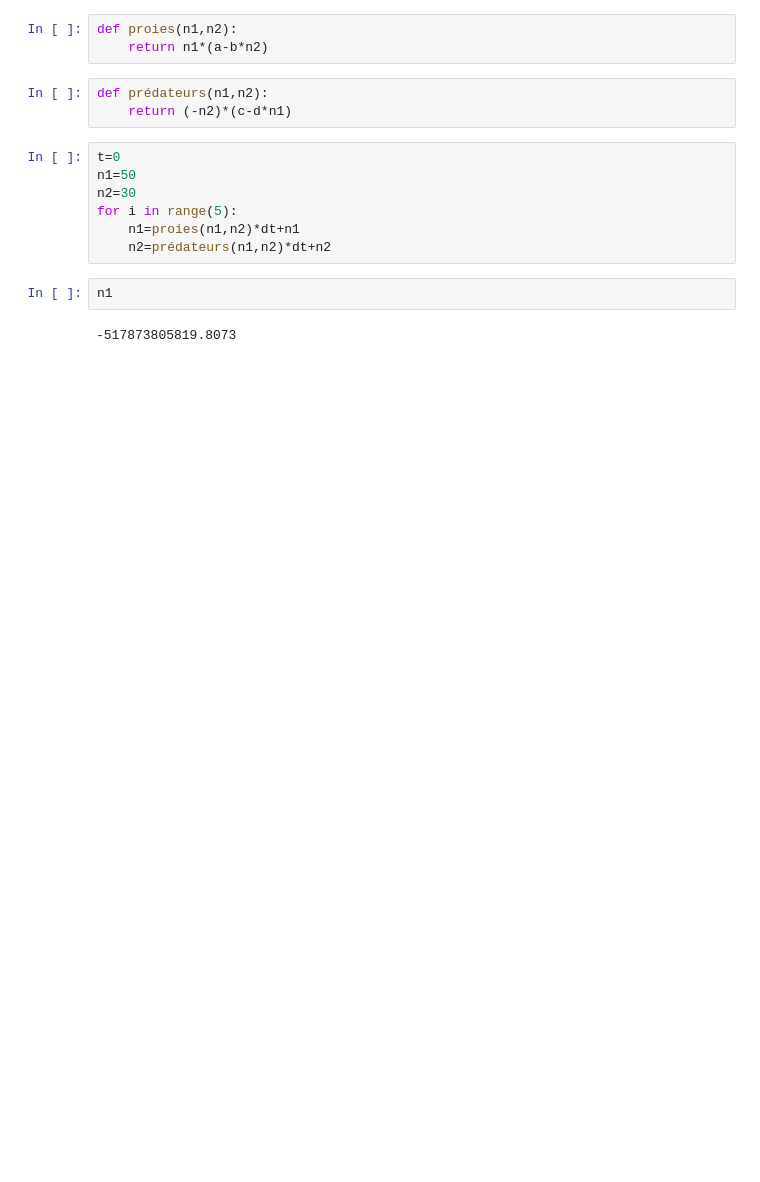
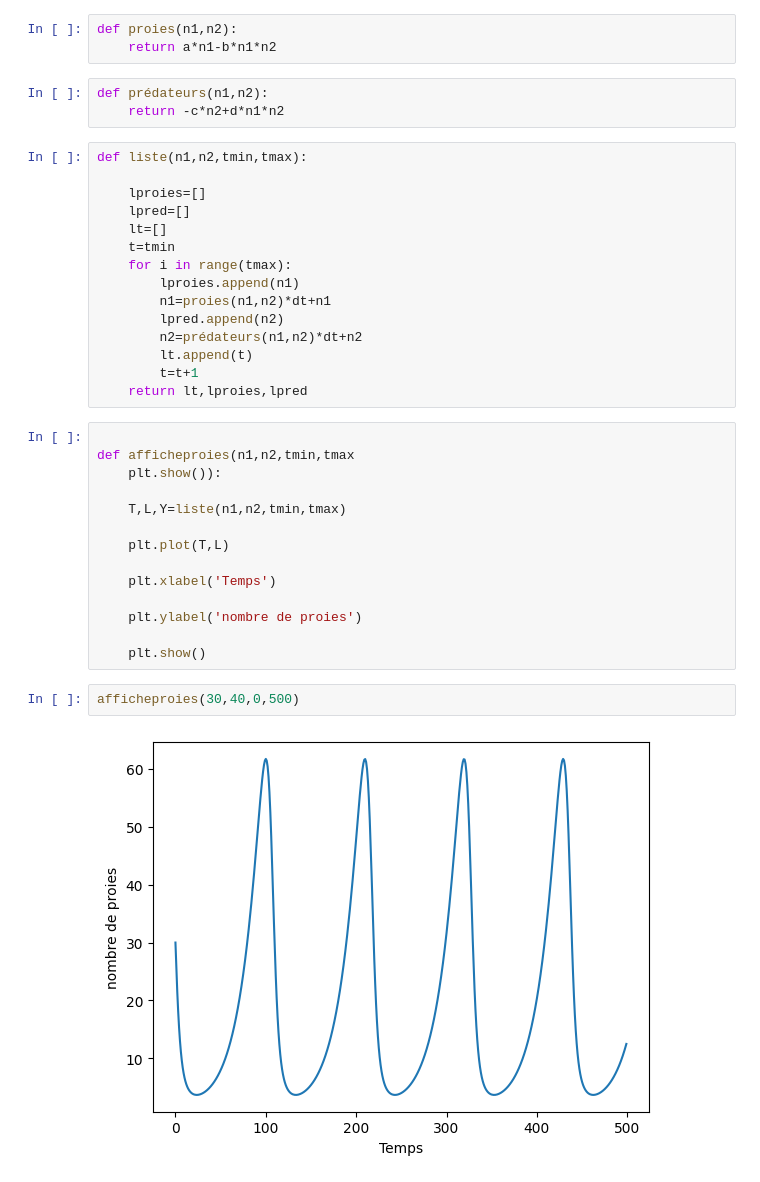
Before and after one commit to crevettethebest/lesecolos, a Jupyter notebook: proieprédateur.ipynb, the cells around one changed output. Drawn from its saved outputs; the diff is of its cells as text; blank space fills up the shorter version.

```diff
--- a/proieprédateur.ipynb
+++ b/proieprédateur.ipynb
@@ -30,17 +32,39 @@ d=0.05
 # %%
 def proies(n1,n2):
-    return n1*(a-b*n2)
+    return a*n1-b*n1*n2
 # %%
 def prédateurs(n1,n2):
-    return (-n2)*(c-d*n1)
+    return -c*n2+d*n1*n2
+# %%
+def liste(n1,n2,tmin,tmax):
+
+    lproies=[]
+    lpred=[]
+    lt=[]
+    t=tmin
+    for i in range(tmax):
+        lproies.append(n1)
+        n1=proies(n1,n2)*dt+n1
+        lpred.append(n2)
+        n2=prédateurs(n1,n2)*dt+n2
+        lt.append(t)
+        t=t+1
+    return lt,lproies,lpred
 # %%
-t=0
-n1=50
-n2=30
-for i in range(5):
-    n1=proies(n1,n2)*dt+n1
-    n2=prédateurs(n1,n2)*dt+n2
+
+def afficheproies(n1,n2,tmin,tmax
+    plt.show()):
+
+    T,L,Y=liste(n1,n2,tmin,tmax)
+
+    plt.plot(T,L)
+
+    plt.xlabel('Temps')
+
+    plt.ylabel('nombre de proies')
+
+    plt.show()
 # %%
-n1
+afficheproies(30,40,0,500)
 # %% [output]
--517873805819.8073
+[figure, added]
```
Also changed, not shown: parts of 5 cells of this notebook.
